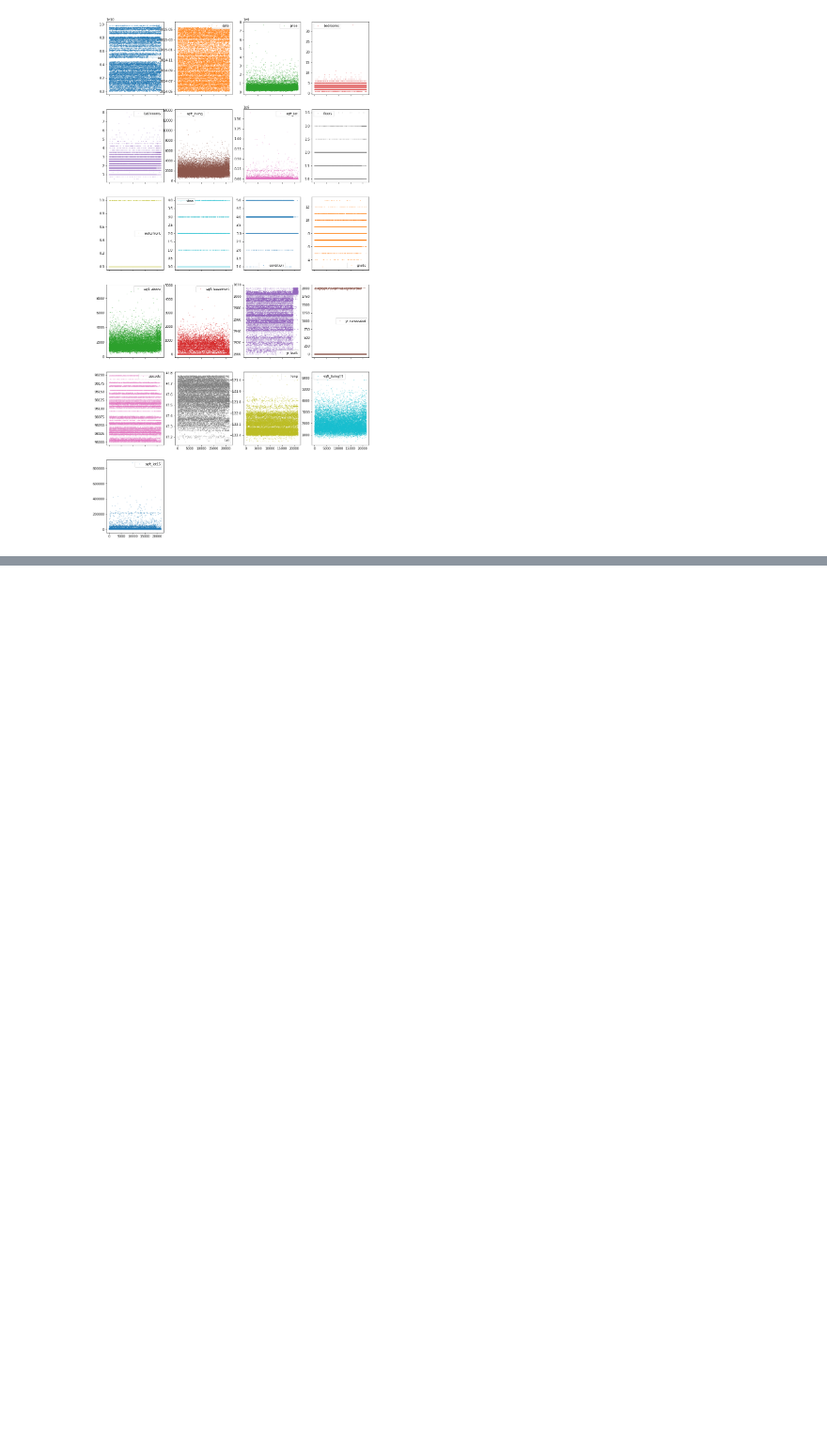
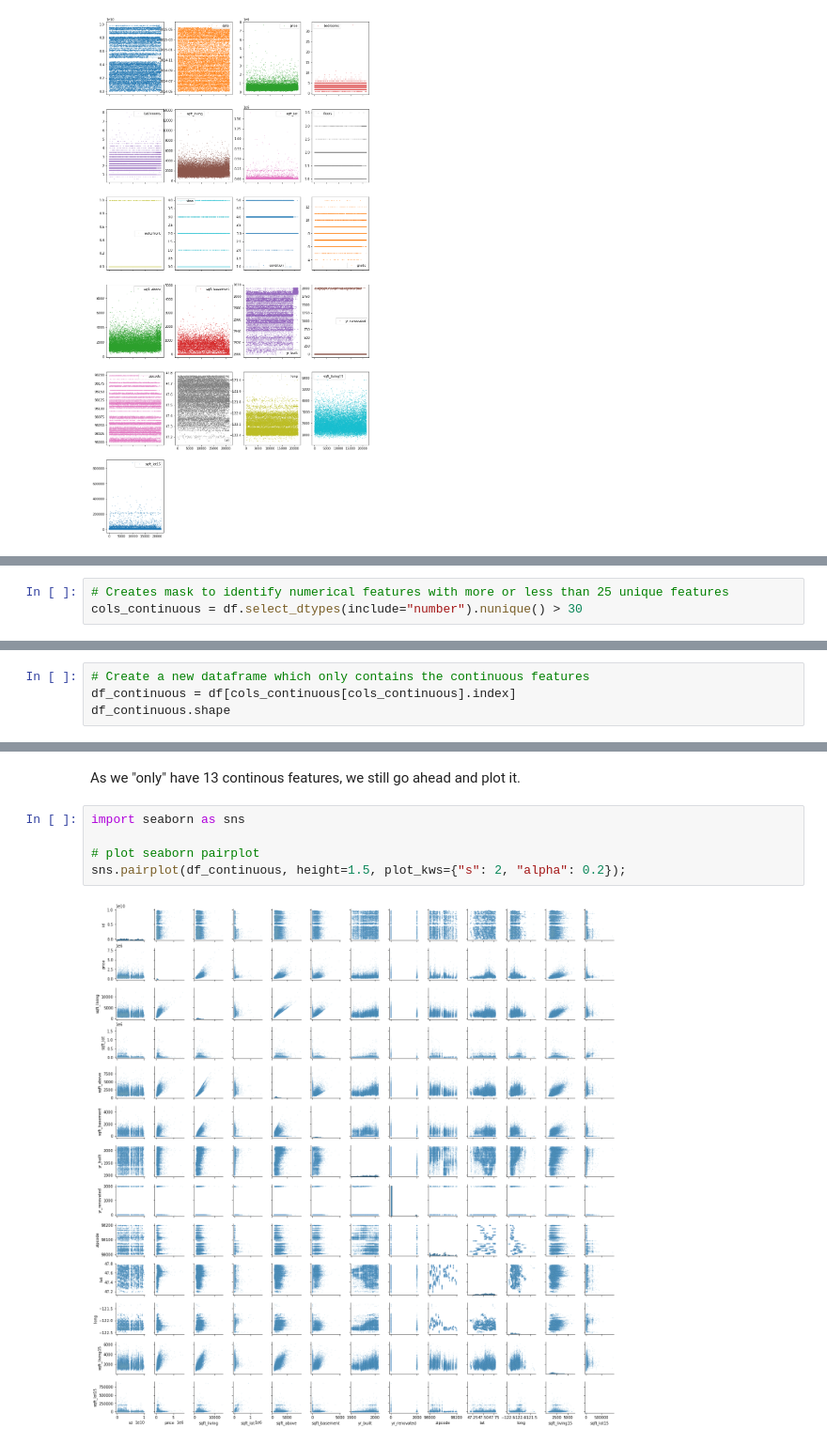
Before and after one commit to greenfirefly/ds-eda-project, a Jupyter notebook: EDA_advanced.ipynb, the cells around one changed output, grey strips where cells are left out. Shown at 94% size. Cells and saved outputs as stored; diff of their text form; blank space fills up the shorter version.

```diff
--- a/EDA_advanced.ipynb
+++ b/EDA_advanced.ipynb
@@ -380,0 +504,3 @@ Each point in this figure is a sample (i.e. a row) in our dataset and each subpl
+# %%
+# Creates mask to identify numerical features with more or less than 25 unique features
+cols_continuous = df.select_dtypes(include="number").nunique() > 30
@@ -380,0 +511,4 @@ Each point in this figure is a sample (i.e. a row) in our dataset and each subpl
+# %%
+# Create a new dataframe which only contains the continuous features
+df_continuous = df[cols_continuous[cols_continuous].index]
+df_continuous.shape
@@ -380,0 +534,9 @@ Each point in this figure is a sample (i.e. a row) in our dataset and each subpl
+# %% [markdown]
+As we "only" have 13 continous features, we still go ahead and plot it.
+# %%
+import seaborn as sns
+
+# plot seaborn pairplot
+sns.pairplot(df_continuous, height=1.5, plot_kws={"s": 2, "alpha": 0.2});
+# %% [output]
+[figure, added]
```
Also changed, not shown: parts of 15 cells of this notebook.
